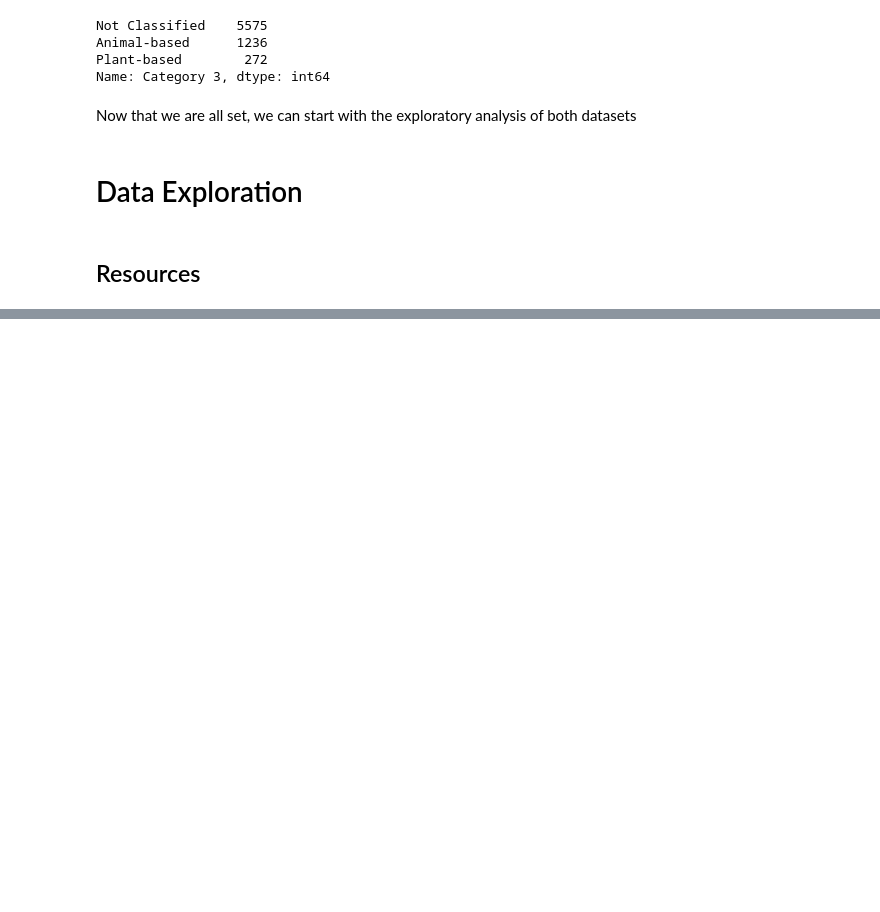
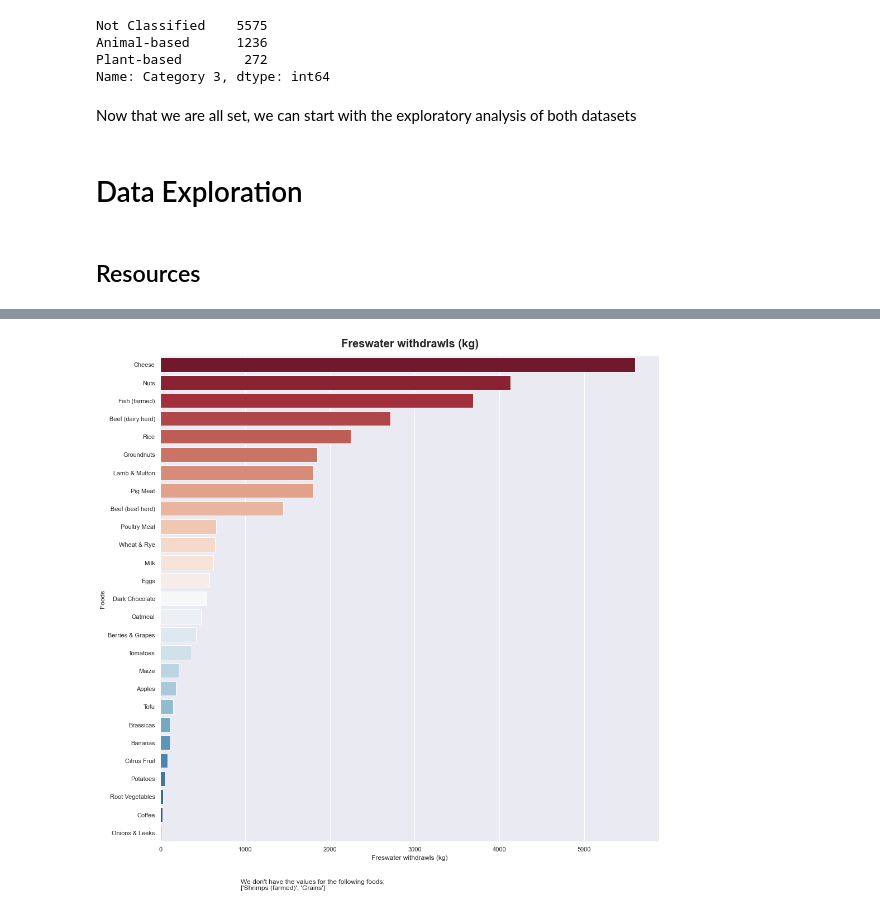
Before and after one commit to Jasc94/Projects, a Jupyter notebook: 0_Nutrition/src/main_environment.ipynb, the cells around one changed output, grey strips where cells are left out. Cells and saved outputs as stored; diff of their text form; code cells hidden in the pictures; blank space fills up the shorter version.

```diff
--- a/0_Nutrition/src/main_environment.ipynb
+++ b/0_Nutrition/src/main_environment.ipynb
@@ -447,0 +493,8 @@ plt.show()
+# %%
+# We plot the data
+fig = resources_plot(data = resources, x = "Freswater withdrawls per kg", title = "Freswater withdrawls (kg)", figsize = (16, 16))
+
+# Save the plot
+plt.savefig(environment_reports_path + "Fresh_water.pdf")
+# %% [output]
+[figure, added]
```
Also changed, not shown: parts of 10 cells of this notebook, 4 other files.
